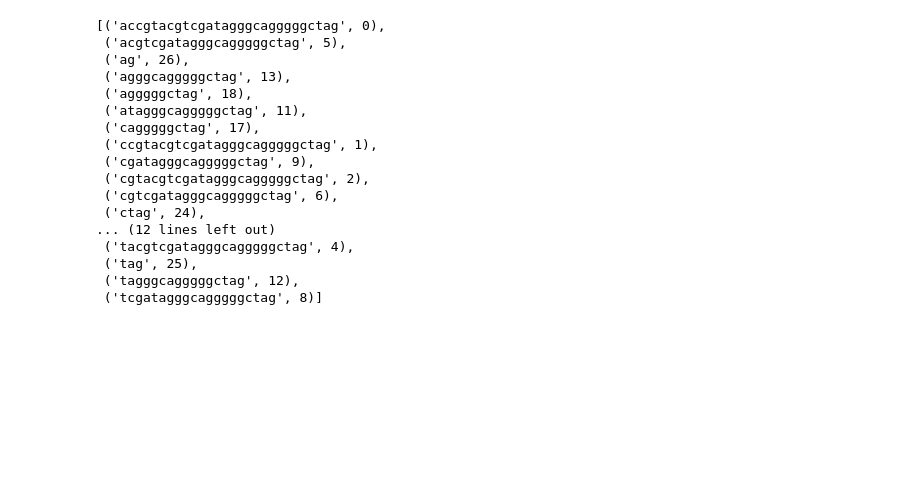
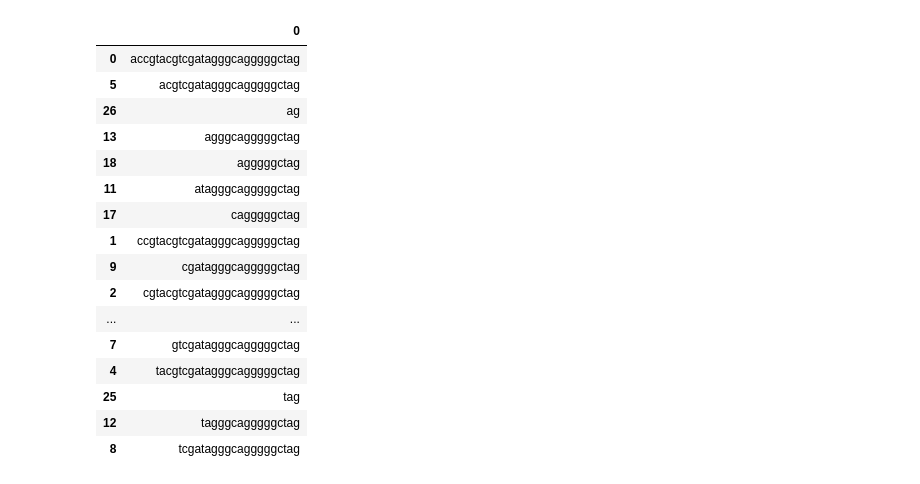
Before and after one commit to jts-bio/base, a Jupyter notebook: Sequencing/suffixid.ipynb, the cells around one changed output. Drawn from its saved outputs; the diff is of its cells as text; code cells hidden in the pictures; blank space fills up the shorter version.

```diff
--- a/Sequencing/suffixid.ipynb
+++ b/Sequencing/suffixid.ipynb
@@ -18,22 +18,12 @@ def suffixtable (t:str):
 
 st = suffixtable (ex)
 st.sort()
-st
-# %% [output]
-[('accgtacgtcgatagggcagggggctag', 0),
- ('acgtcgatagggcagggggctag', 5),
- ('ag', 26),
- ('agggcagggggctag', 13),
- ('agggggctag', 18),
- ('atagggcagggggctag', 11),
- ('cagggggctag', 17),
- ('ccgtacgtcgatagggcagggggctag', 1),
- ('cgatagggcagggggctag', 9),
- ('cgtacgtcgatagggcagggggctag', 2),
- ('cgtcgatagggcagggggctag', 6),
- ('ctag', 24),
-... (12 lines left out)
- ('tacgtcgatagggcagggggctag', 4),
- ('tag', 25),
- ('tagggcagggggctag', 12),
- ('tcgatagggcagggggctag', 8)]
+# %%
+li =[]
+for x in st:
+    string = x[0]
+    li.append(string)
+# %%
+ind = []
+for x in st:
+    ind.append(x[1])
@@ -39,0 +32,21 @@ st
+# %%
+df = pd.DataFrame(li,index=ind)
+df
+# %% [output]
+|  | 0 |
+| 0 | accgtacgtcgatagggcagggggctag |
+| 5 | acgtcgatagggcagggggctag |
+| 26 | ag |
+| 13 | agggcagggggctag |
+| 18 | agggggctag |
+| 11 | atagggcagggggctag |
+| 17 | cagggggctag |
+| 1 | ccgtacgtcgatagggcagggggctag |
+| 9 | cgatagggcagggggctag |
+| 2 | cgtacgtcgatagggcagggggctag |
+| ... | ... |
+| 7 | gtcgatagggcagggggctag |
+| 4 | tacgtcgatagggcagggggctag |
+| 25 | tag |
+| 12 | tagggcagggggctag |
+| 8 | tcgatagggcagggggctag |
```
Also changed, not shown: parts of 1 cell of this notebook, 4 other files.
